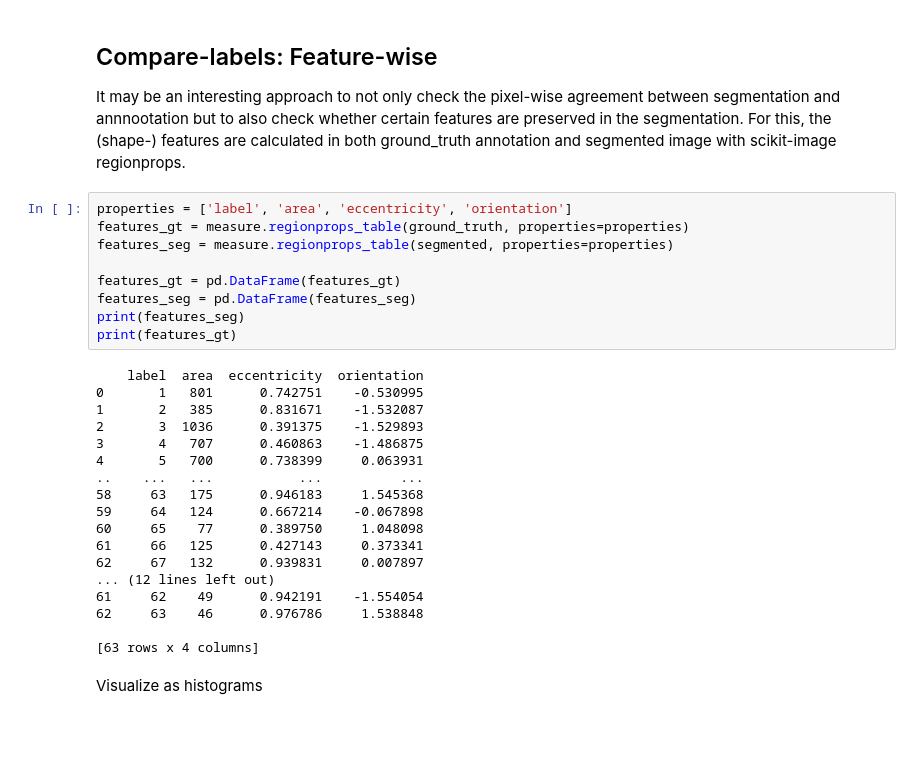
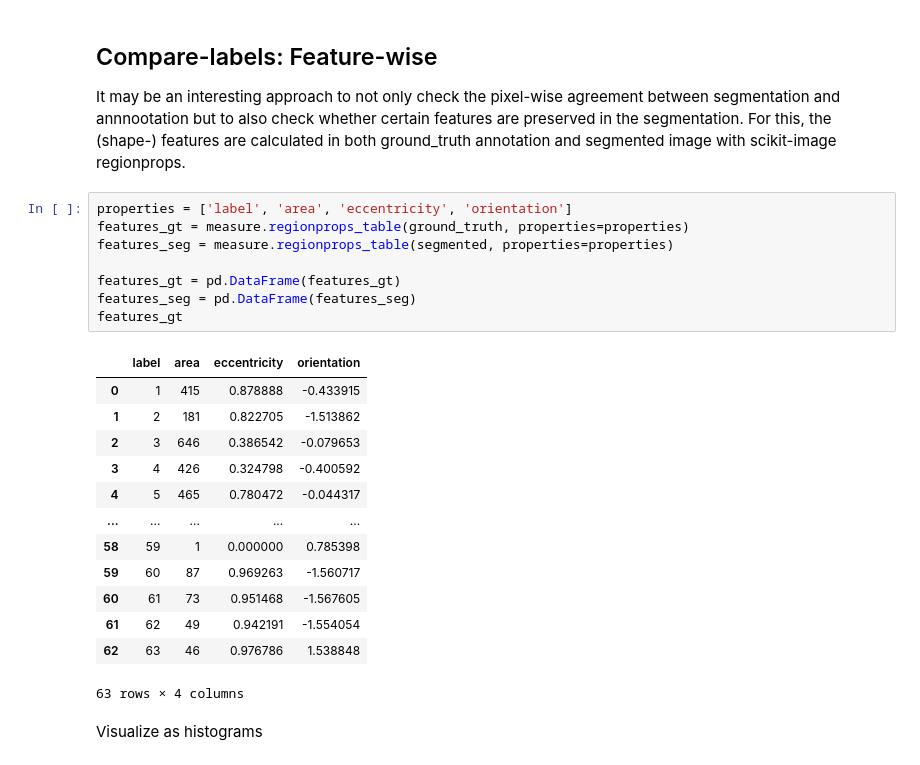
Before and after one commit to BiAPoL/biapol-utilities, a Jupyter notebook: notebooks/label/Compare_segmentations.ipynb, the cells around one changed output. Drawn from its saved outputs; the diff is of its cells as text; blank space fills up the shorter version.

```diff
--- a/notebooks/label/Compare_segmentations.ipynb
+++ b/notebooks/label/Compare_segmentations.ipynb
@@ -132,30 +147,25 @@ It may be an interesting approach to not only check the pixel-wise agreement bet
 # %%
 properties = ['label', 'area', 'eccentricity', 'orientation']
 features_gt = measure.regionprops_table(ground_truth, properties=properties)
 features_seg = measure.regionprops_table(segmented, properties=properties)
 
 features_gt = pd.DataFrame(features_gt)
 features_seg = pd.DataFrame(features_seg)
-print(features_seg)
-print(features_gt)
+features_gt
 # %% [output]
+|  | label | area | eccentricity | orientation |
+| 0 | 1 | 415 | 0.878888 | -0.433915 |
+| 1 | 2 | 181 | 0.822705 | -1.513862 |
+| 2 | 3 | 646 | 0.386542 | -0.079653 |
+| 3 | 4 | 426 | 0.324798 | -0.400592 |
+| 4 | 5 | 465 | 0.780472 | -0.044317 |
+| ... | ... | ... | ... | ... |
+| 58 | 59 | 1 | 0.000000 | 0.785398 |
+| 59 | 60 | 87 | 0.969263 | -1.560717 |
+| 60 | 61 | 73 | 0.951468 | -1.567605 |
+| 61 | 62 | 49 | 0.942191 | -1.554054 |
+| 62 | 63 | 46 | 0.976786 | 1.538848 |
-    label  area  eccentricity  orientation
-0       1   801      0.742751    -0.530995
-1       2   385      0.831671    -1.532087
-2       3  1036      0.391375    -1.529893
-3       4   707      0.460863    -1.486875
-4       5   700      0.738399     0.063931
-..    ...   ...           ...          ...
-58     63   175      0.946183     1.545368
-59     64   124      0.667214    -0.067898
-60     65    77      0.389750     1.048098
-61     66   125      0.427143     0.373341
-62     67   132      0.939831     0.007897
-... (12 lines left out)
-61     62    49      0.942191    -1.554054
-62     63    46      0.976786     1.538848
-
-[63 rows x 4 columns]
+63 rows × 4 columns
 # %% [markdown]
 Visualize as histograms
 # %%
```
Also changed, not shown: parts of 5 cells of this notebook.
